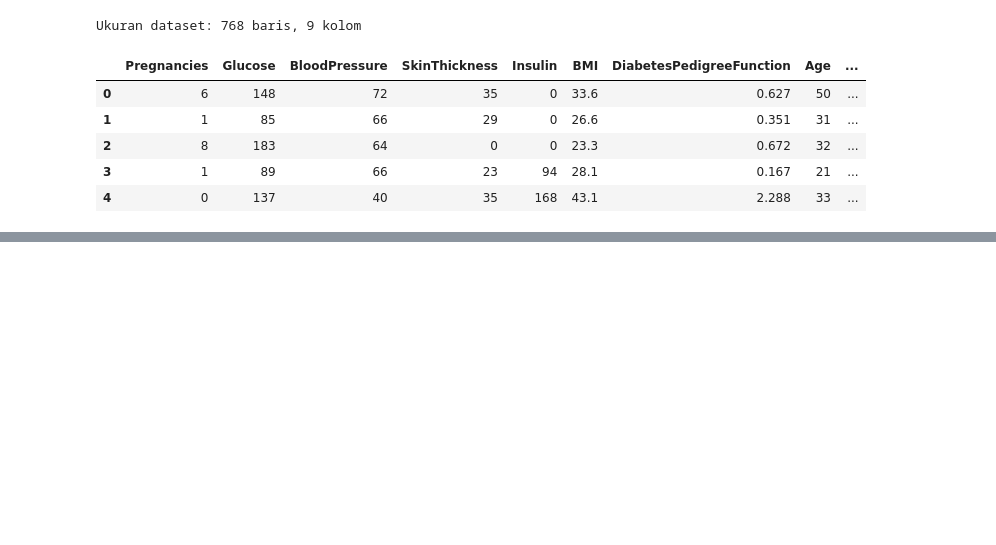
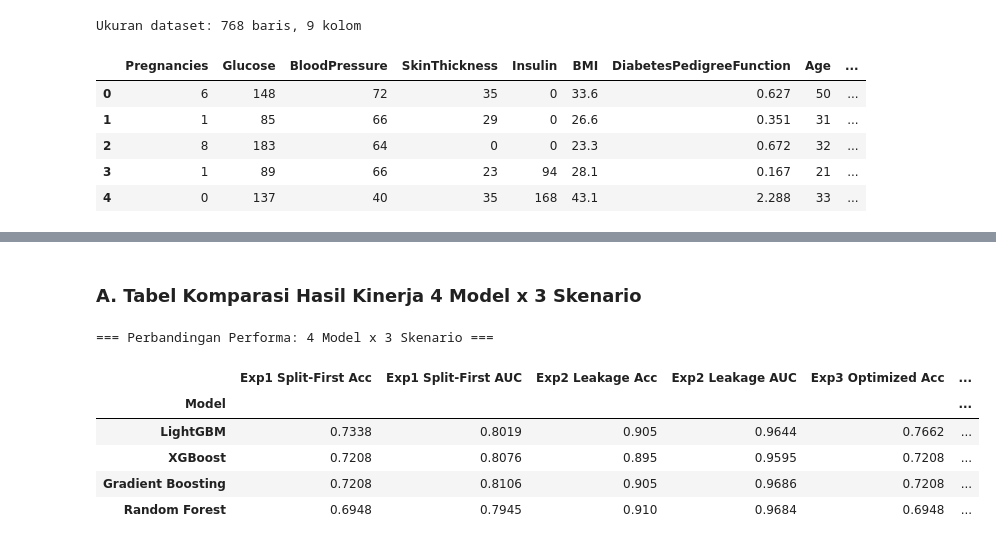
Before and after one commit to Alfaturachman/data-scientist-bnsp, a Jupyter notebook: diabetes/Diabetes_Prediction.ipynb, the cells around one changed output, grey strips where cells are left out. Cells and saved outputs as stored; diff of their text form; code cells hidden in the pictures; blank space fills up the shorter version.

```diff
--- a/diabetes/Diabetes_Prediction.ipynb
+++ b/diabetes/Diabetes_Prediction.ipynb
@@ -422,0 +135,26 @@ plt.show()
+# %%
+fig, axes = plt.subplots(3, 3, figsize=(18, 14))
+axes = axes.ravel()
+cols = list(df.columns)
+
+for i, col in enumerate(cols):
+    if col == 'Outcome':
+        # Kolom target: count plot (total bar sehat vs diabetes)
+        sns.countplot(x=col, data=df, ax=axes[i], palette=['#007aff', '#ff9500'])
+        axes[i].set_title('Distribusi Target: Outcome', fontweight='bold', fontsize=12)
+        axes[i].set_xticklabels(['Sehat (0)', 'Diabetes (1)'])
+        axes[i].set_xlabel('Outcome')
+        axes[i].set_ylabel('Jumlah Sampel')
+        # Tampilkan total angka di atas bar
+        for p in axes[i].patches:
+            axes[i].annotate(f'{int(p.get_height())}', (p.get_x() + p.get_width() / 2., p.get_height() + 10),
+                            ha='center', va='center', xytext=(0, 5), textcoords='offset points', fontweight='bold', fontsize=11)
+    else:
+        # Kolom fitur: histogram bar dikelompokkan berdasarkan Outcome
+        sns.histplot(data=df, x=col, hue='Outcome', multiple='stack', ax=axes[i], palette=['#007aff', '#ff9500'], bins=20, edgecolor='white')
+        axes[i].set_title(f'Distribusi: {col}', fontweight='bold', fontsize=12)
+        axes[i].set_xlabel(col)
+        axes[i].set_ylabel('Jumlah Sampel')
+
+plt.tight_layout()
+plt.show()
@@ -422,0 +571,29 @@ plt.show()
+# %% [markdown]
+### A. Tabel Komparasi Hasil Kinerja 4 Model x 3 Skenario
+# %%
+# Tabel komparasi: semua model x semua skenario
+model_order = ['LightGBM', 'XGBoost', 'Gradient Boosting', 'Random Forest']
+
+rows = []
+for mname in model_order:
+    row = {'Model': mname}
+    for sk_label, res in [('Exp1 Split-First', results_s1), ('Exp2 Leakage', results_s2), ('Exp3 Optimized', results_s3)]:
+        if mname in res:
+            row[f'{sk_label} Acc'] = round(res[mname]['Accuracy'], 4)
+            row[f'{sk_label} AUC'] = round(res[mname]['ROC-AUC'], 4)
+        else:
+            row[f'{sk_label} Acc'] = None
+            row[f'{sk_label} AUC'] = None
+    rows.append(row)
+
+df_compare = pd.DataFrame(rows).set_index('Model')
+print('=== Perbandingan Performa: 4 Model x 3 Skenario ===')
+df_compare
+# %% [output]
+=== Perbandingan Performa: 4 Model x 3 Skenario ===
+|  | Exp1 Split-First Acc | Exp1 Split-First AUC | Exp2 Leakage Acc | Exp2 Leakage AUC | Exp3 Optimized Acc | ... |
+| Model |  |  |  |  |  | ... |
+| LightGBM | 0.7338 | 0.8019 | 0.905 | 0.9644 | 0.7662 | ... |
+| XGBoost | 0.7208 | 0.8076 | 0.895 | 0.9595 | 0.7208 | ... |
+| Gradient Boosting | 0.7208 | 0.8106 | 0.905 | 0.9686 | 0.7208 | ... |
+| Random Forest | 0.6948 | 0.7945 | 0.910 | 0.9684 | 0.6948 | ... |
```
Also changed, not shown: parts of 42 cells of this notebook, 8 other files.
